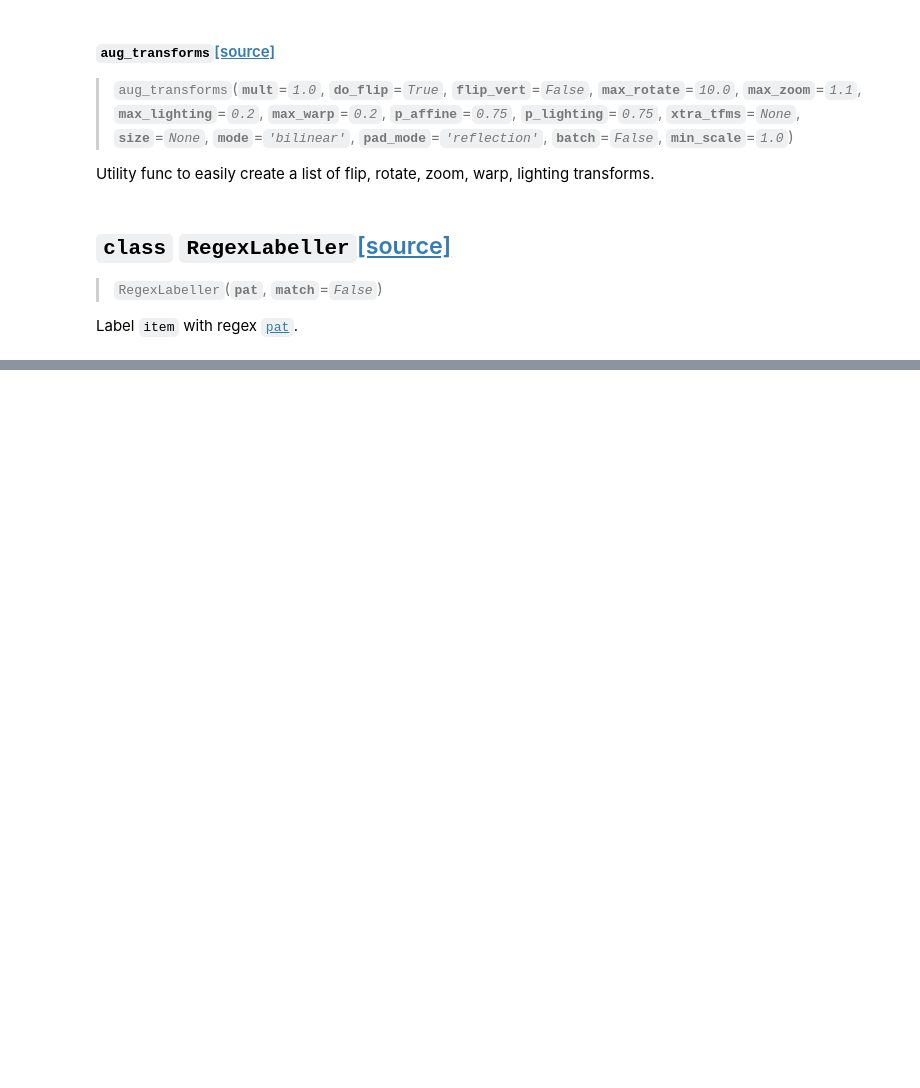
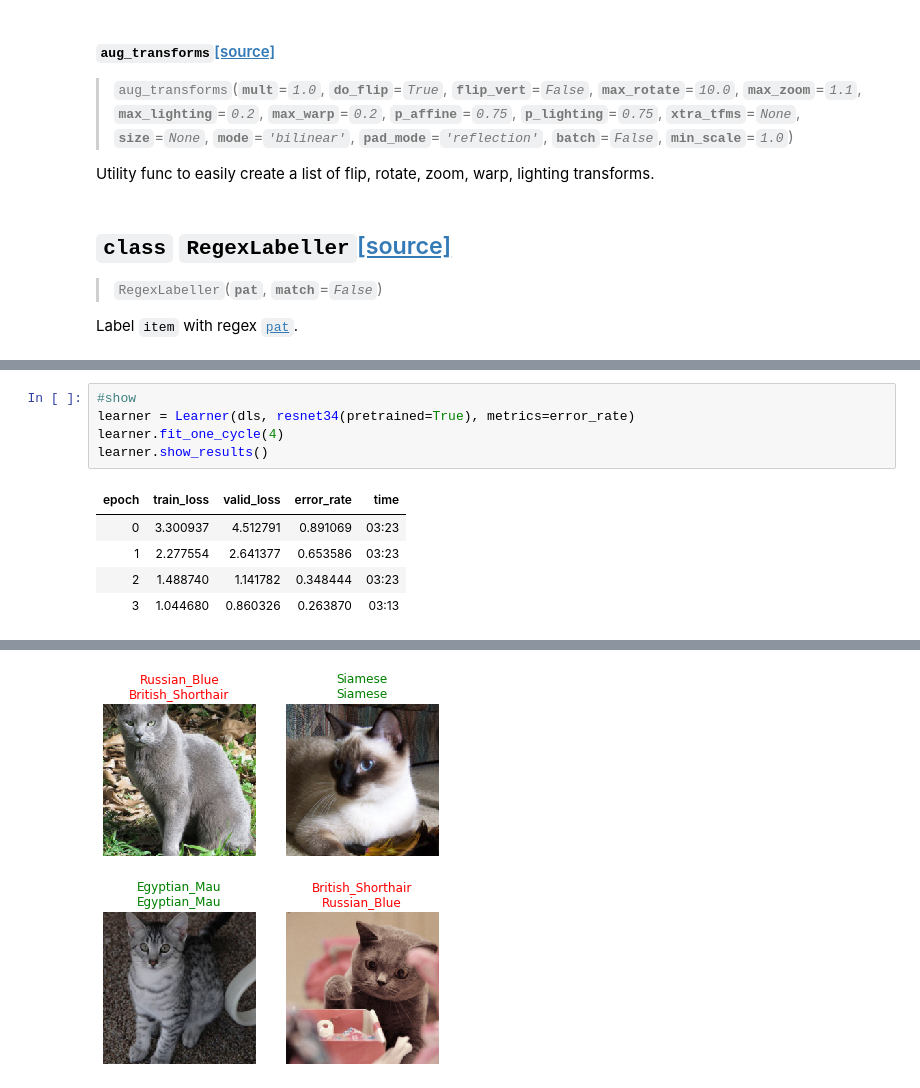
Before and after one commit to hoftherose/FastaiV2Course, a Jupyter notebook: nbs/00_PracticalDeepLearning2019.Lesson1.ipynb, the cells around one changed output, grey strips where cells are left out. Cells and saved outputs as stored; diff of their text form; blank space fills up the shorter version.

```diff
--- a/nbs/00_PracticalDeepLearning2019.Lesson1.ipynb
+++ b/nbs/00_PracticalDeepLearning2019.Lesson1.ipynb
@@ -167,0 +225,11 @@ dls.show_batch()
+# %%
+#show
+learner = Learner(dls, resnet34(pretrained=True), metrics=error_rate)
+learner.fit_one_cycle(4)
+learner.show_results()
+# %% [output]
+| epoch | train_loss | valid_loss | error_rate | time |
+| 0 | 3.300937 | 4.512791 | 0.891069 | 03:23 |
+| 1 | 2.277554 | 2.641377 | 0.653586 | 03:23 |
+| 2 | 1.488740 | 1.141782 | 0.348444 | 03:23 |
+| 3 | 1.044680 | 0.860326 | 0.263870 | 03:13 |
@@ -167,0 +237 @@ dls.show_batch()
+[figure, added]
```
Also changed, not shown: parts of 30 cells of this notebook, 2 other files.
